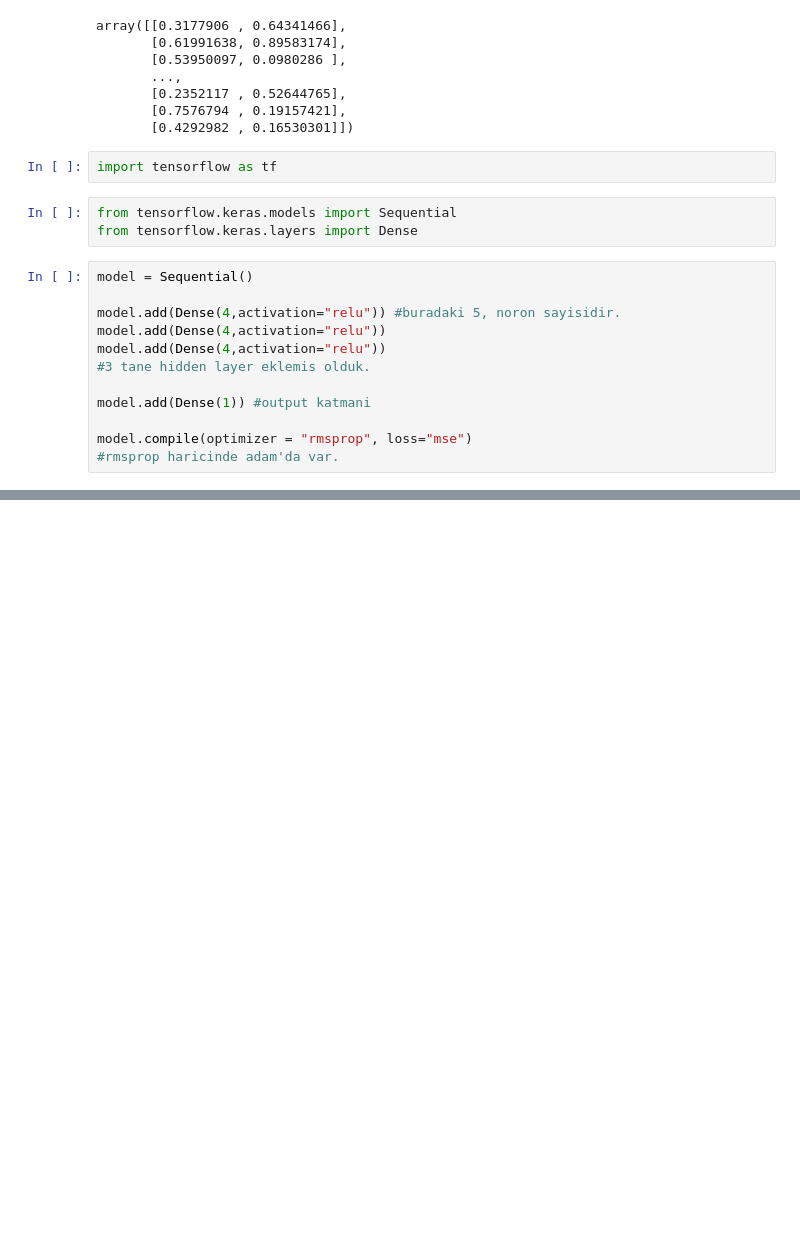
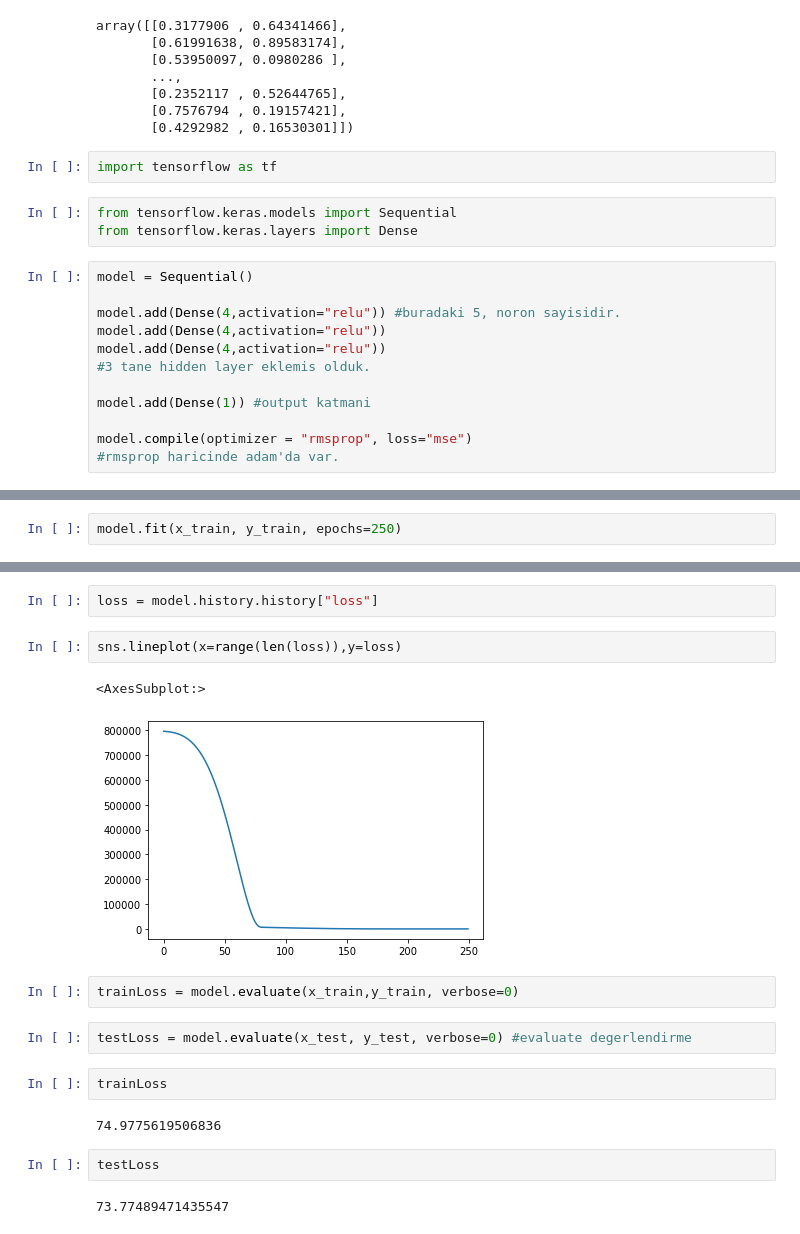
Before and after one commit to burakeven/BTK_librariesAndTensorflow, a Jupyter notebook: Tensorflow/tensorflow.ipynb, the cells around one changed output, grey strips where cells are left out. Saved outputs shown, nothing was run; the diff lists cells and outputs as text; blank space fills up the shorter version.

Commit message:
Training

```diff
--- a/Tensorflow/tensorflow.ipynb
+++ b/Tensorflow/tensorflow.ipynb
@@ -110,0 +113,2 @@ model.compile(optimizer = "rmsprop", loss="mse")
+# %%
+model.fit(x_train, y_train, epochs=250)
@@ -110,0 +134,19 @@ model.compile(optimizer = "rmsprop", loss="mse")
+# %%
+loss = model.history.history["loss"]
+# %%
+sns.lineplot(x=range(len(loss)),y=loss)
+# %% [output]
+<AxesSubplot:>
+[figure, added]
+# %%
+trainLoss = model.evaluate(x_train,y_train, verbose=0)
+# %%
+testLoss = model.evaluate(x_test, y_test, verbose=0) #evaluate degerlendirme
+# %%
+trainLoss
+# %% [output]
+74.9775619506836
+# %%
+testLoss
+# %% [output]
+73.77489471435547
```
Also changed, not shown: parts of 3 cells of this notebook.
